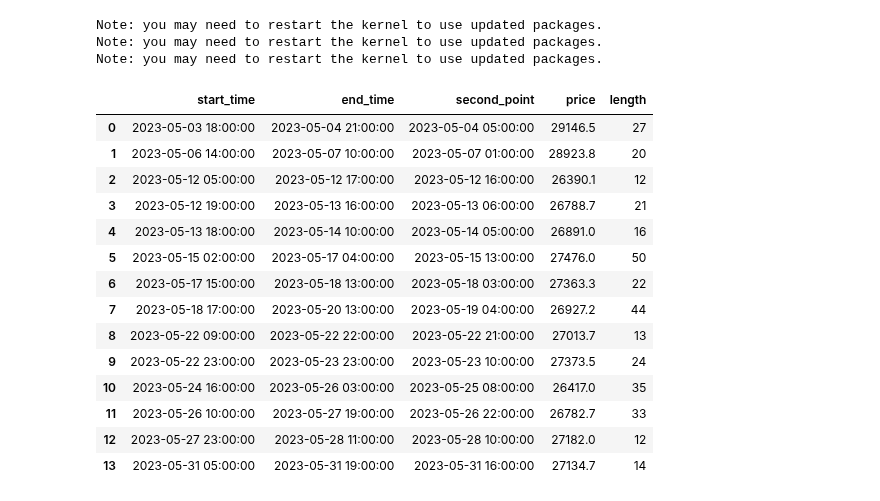
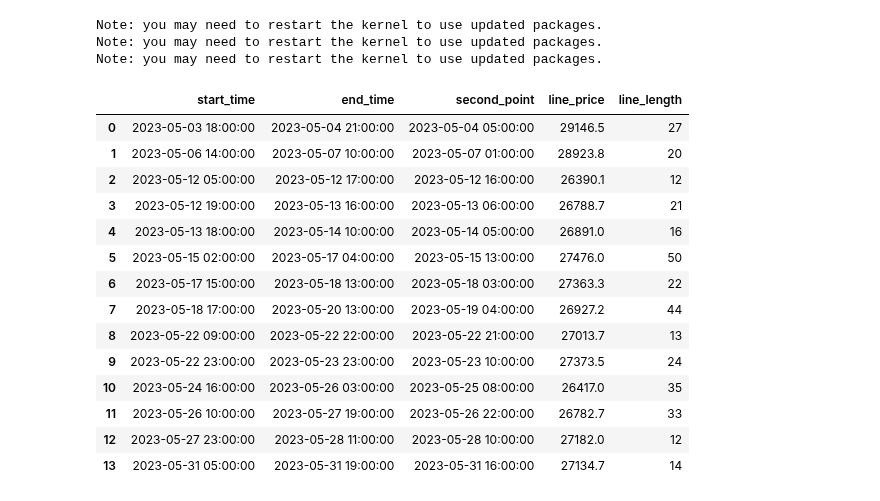
Before and after one commit to alexbabits/crypto-backtester, a Jupyter notebook: ChannelAnalysis.ipynb, the cells around one changed output. Saved outputs shown, nothing was run; the diff lists cells and outputs as text; code cells hidden in the pictures.

```diff
--- a/ChannelAnalysis.ipynb
+++ b/ChannelAnalysis.ipynb
@@ -18,9 +18,9 @@ Note: you may need to restart the kernel to use updated packages.
 # %%
 # Kraken data
 pair = "XBTUSDT"
-interval = 60
+time_interval_in_minutes = 60
 
-url = f"https://api.kraken.com/0/public/OHLC?pair={pair}&interval={interval}"
+url = f"https://api.kraken.com/0/public/OHLC?pair={pair}&interval={time_interval_in_minutes}"
 response = requests.get(url)
 data = json.loads(response.text)
 
@@ -45,21 +45,23 @@ pd.set_option('display.max_rows', 100)
 def find_horizontal_resistance_lines(df):
     resistance_lines = []
     i = 0
-    while i < len(df) - 10:  # -10 to leave space for checking the next 10 candles
-        current_candle = df.iloc[i]
-        if current_candle['close'] > current_candle['open']:  # Check if the candle is green
-            upper_range = current_candle['close'] + (0.5 * current_candle['atr'])
-            lower_range = current_candle['close'] - (0.5 * current_candle['atr'])
-            bottom_limit = current_candle['close'] - (5 * current_candle['atr'])
+    waiting_period = 11
+
+    while i < len(df) - waiting_period-1:  # leaves space for checking the next 10 candles
+        origin_candle = df.iloc[i]
+        if origin_candle['close'] > origin_candle['open']:  # Check if the candle is green
+            upper_range = origin_candle['close'] + (0.5 * origin_candle['atr'])
+            lower_range = origin_candle['close'] - (0.5 * origin_candle['atr'])
+            bottom_limit = origin_candle['close'] - (5 * origin_candle['atr'])
             second_touch = None
-            next_10_candles = df.iloc[i+1:i+11]
+            waiting_candles = df.iloc[i+1:i+waiting_period]
 
-            # If any of the next 10 candles' closing prices exceed the upper limit, we skip to the next current candle
-            if any(next_10_candles['close'] > upper_range):
+            # If any of the waiting candle's close prices exceed the upper limit, we skip to the next current candle
+            if any(waiting_candles['close'] > upper_range):
                 i += 1
                 continue
 
-            for j in range(i+11, len(df)):  # Skip next 10 candles and then start looking for touch points
+            for j in range(i+waiting_period, len(df)):  # Skip the waiting candles and then start looking for touch points
                 next_candle = df.iloc[j]
 
                 # Check if next_candle close is within the touch point range
@@ -69,7 +71,7 @@ def find_horizontal_resistance_lines(df):
                 # Check if next_candle close is outside the allowed range, even if there's no second touch yet
                 if next_candle['close'] > upper_range or next_candle['close'] < bottom_limit:
                     if second_touch is not None:  # If we had a second touch, we append the line
-                        resistance_lines.append({'start_time': current_candle['time'], 'end_time': next_candle['time'], 'second_point': second_touch, 'price': current_candle['close']})
+                        resistance_lines.append({'start_time': origin_candle['time'], 'end_time': next_candle['time'], 'second_point': second_touch, 'line_price': origin_candle['close']})
                     second_touch = None
                     i = j + 1  # Start analyzing from the next candle
                     break
@@ -83,12 +85,11 @@ resistance_df = find_horizontal_resistance_lines(df)
 # %%
 resistance_df['start_time'] = pd.to_datetime(resistance_df['start_time'])
 resistance_df['end_time'] = pd.to_datetime(resistance_df['end_time'])
-# 'interval' is variable from the kraken import data, where 1 hour = 60. Therefore we use 60*60 in this case because 1 hour candle data.
-resistance_df['length'] = (resistance_df['end_time'] - resistance_df['start_time']).dt.total_seconds() / (interval * 60)
-resistance_df['length'] = resistance_df['length'].astype(int)
+resistance_df['line_length'] = (resistance_df['end_time'] - resistance_df['start_time']).dt.total_seconds() / (time_interval_in_minutes * 60)
+resistance_df['line_length'] = resistance_df['line_length'].astype(int)
 resistance_df
 # %% [output]
-|  | start_time | end_time | second_point | price | length |
+|  | start_time | end_time | second_point | line_price | line_length |
 | 0 | 2023-05-03 18:00:00 | 2023-05-04 21:00:00 | 2023-05-04 05:00:00 | 29146.5 | 27 |
 | 1 | 2023-05-06 14:00:00 | 2023-05-07 10:00:00 | 2023-05-07 01:00:00 | 28923.8 | 20 |
 | 2 | 2023-05-12 05:00:00 | 2023-05-12 17:00:00 | 2023-05-12 16:00:00 | 26390.1 | 12 |
```
Also changed, not shown: parts of 6 cells of this notebook, 1 other file.
